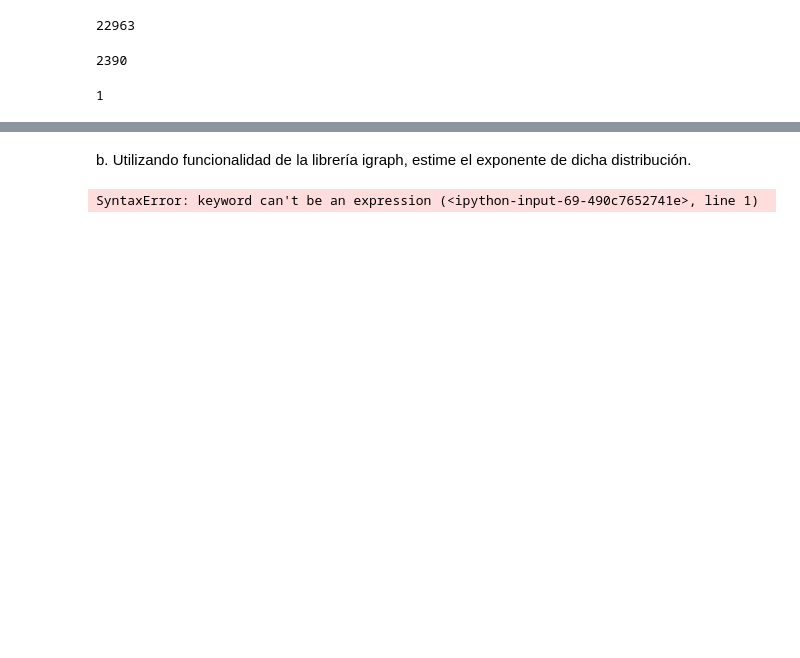
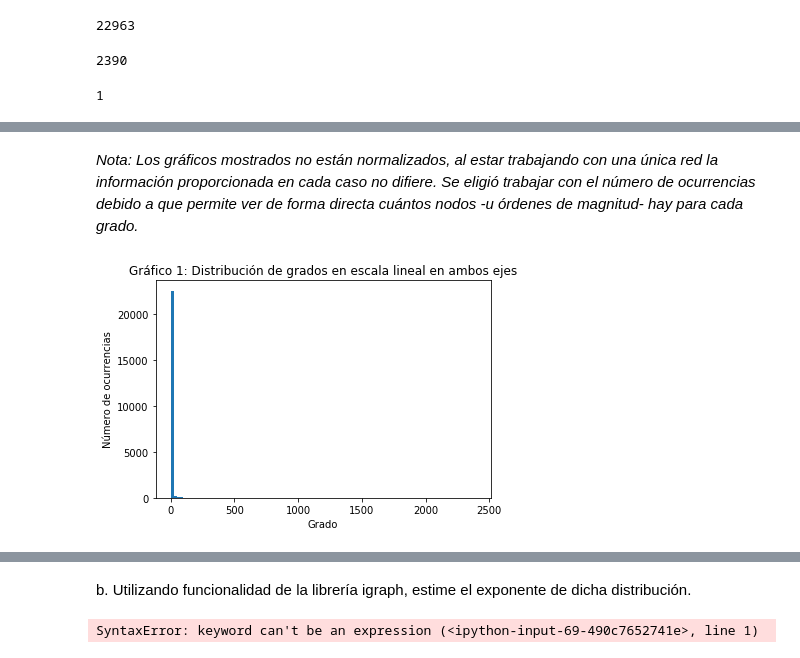
Before and after one commit to vms10/redestcs, a Jupyter notebook: Ejercicio3.ipynb, the cells around one changed output, grey strips where cells are left out. Drawn from its saved outputs; the diff is of its cells as text; code cells hidden in the pictures; blank space fills up the shorter version.

```diff
--- a/Ejercicio3.ipynb
+++ b/Ejercicio3.ipynb
@@ -52,0 +64,10 @@ min(K)
+# %% [markdown]
+*Nota: Los gráficos mostrados no están normalizados, al estar trabajando con una única red la información proporcionada en cada caso no difiere. Se eligió trabajar con el número de ocurrencias debido a que permite ver de forma directa cuántos nodos -u órdenes de magnitud- hay para cada grado.*
+# %%
+plt.hist(K,log=False, bins= 100)
+plt.ylabel("Número de ocurrencias")
+plt.xlabel("Grado")
+plt.title("Gráfico 1: Distribución de grados en escala lineal en ambos ejes")
+plt.show()
+# %% [output]
+[figure, added]
```
Also changed, not shown: parts of 18 cells of this notebook, 1 other file.
